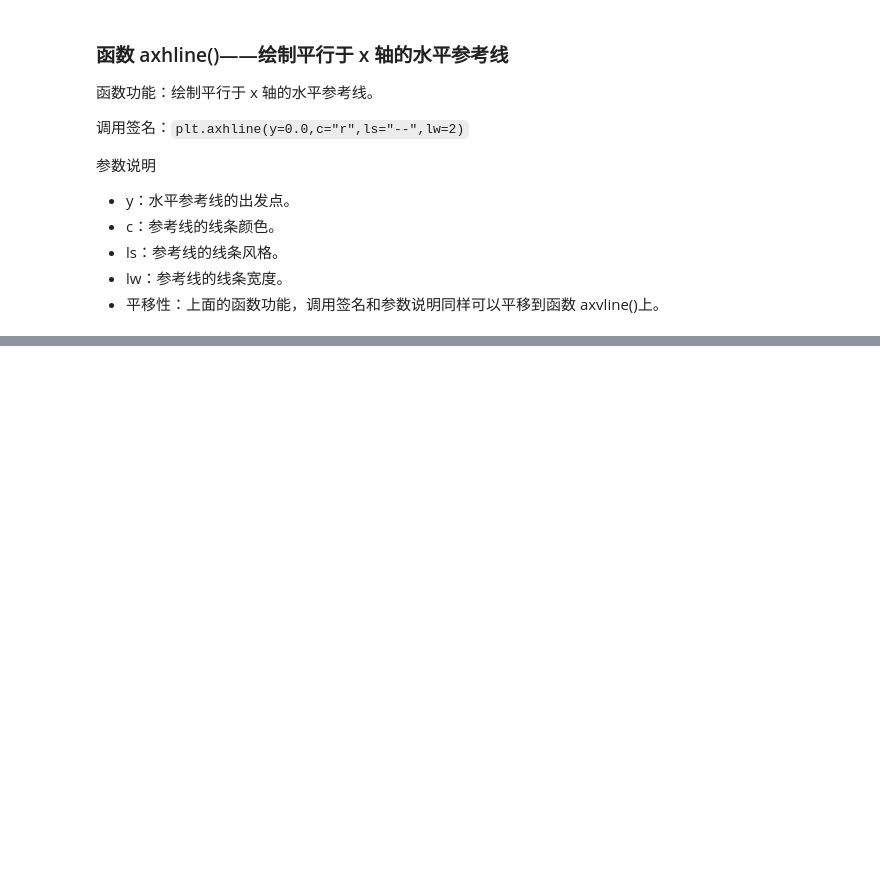
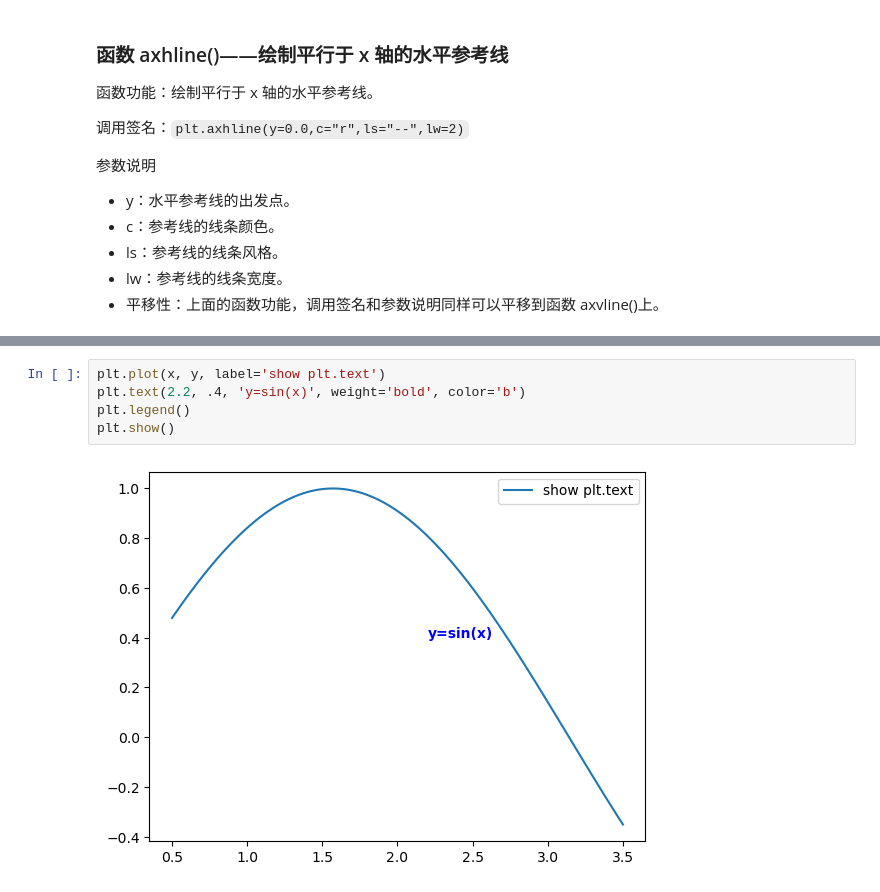
Before and after one commit to JPL-JUNO/Visualization, a Jupyter notebook: matlplotlib practice of python data visualization/code/ch01.ipynb, the cells around one changed output, grey strips where cells are left out. Drawn from its saved outputs; the diff is of its cells as text; blank space fills up the shorter version.

```diff
--- a/matlplotlib practice of python data visualization/code/ch01.ipynb
+++ b/matlplotlib practice of python data visualization/code/ch01.ipynb
@@ -134,0 +195,7 @@ plt.show()
+# %%
+plt.plot(x, y, label='show plt.text')
+plt.text(2.2, .4, 'y=sin(x)', weight='bold', color='b')
+plt.legend()
+plt.show()
+# %% [output]
+[figure, added]
```
Also changed, not shown: parts of 22 cells of this notebook, 4 other files.
